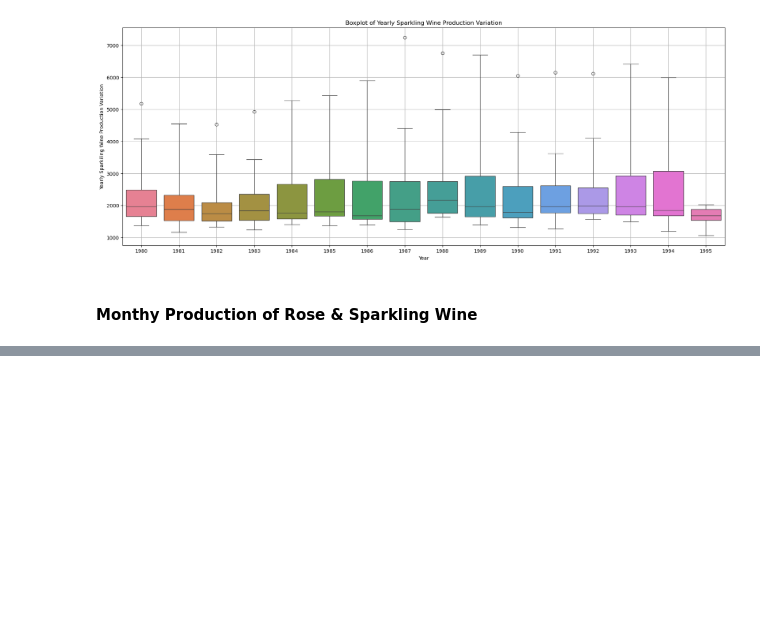
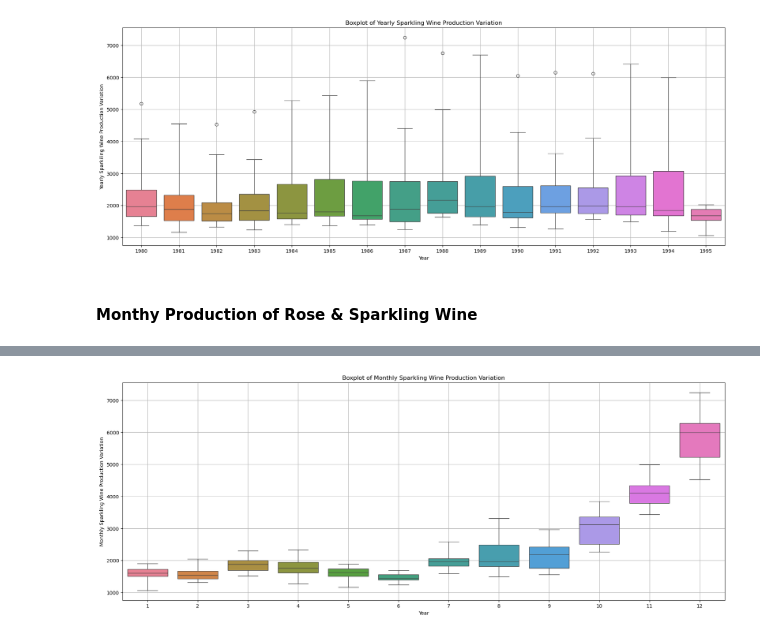
Before and after one commit to Aaryani2024/Time-Forecasting-GL-Project, a Jupyter notebook: Time Forecasting Project.ipynb, the cells around one changed output, grey strips where cells are left out. Drawn from its saved outputs; the diff is of its cells as text; code cells hidden in the pictures; blank space fills up the shorter version.

```diff
--- a/Time Forecasting Project.ipynb
+++ b/Time Forecasting Project.ipynb
@@ -353,0 +313,9 @@ df_rose.head()
+# %%
+# Convert the 'YearMonth' column to a datetime format
+df_spark['YearMonth'] = pd.to_datetime(df_spark['YearMonth'], format='%Y-%m')
+
+# Extract the month from the 'YearMonth' column
+df_spark['Month'] = df_spark['YearMonth'].dt.month
+
+# Display the first few rows to verify the changes
+df_spark.head()
@@ -367,0 +344,15 @@ AttributeError: 'RangeIndex' object has no attribute 'to_period'
+# %%
+# Create a boxplot showing the variation in yearly rosé wine production
+fig, ax = plt.subplots(figsize=(22, 8))
+sns.boxplot(x=df_spark['Month'], y=df_spark['Sparkling'], ax=ax, whis=3,palette='husl')
+
+# Add grid and labels
+plt.grid(True)
+plt.xlabel("Year")
+plt.ylabel("Monthly Sparkling Wine Production Variation")
+plt.title("Boxplot of Monthly Sparkling Wine Production Variation")
+
+# Show the plot
+plt.show()
+# %% [output]
+[figure, added]
```
Also changed, not shown: parts of 15 cells of this notebook.
